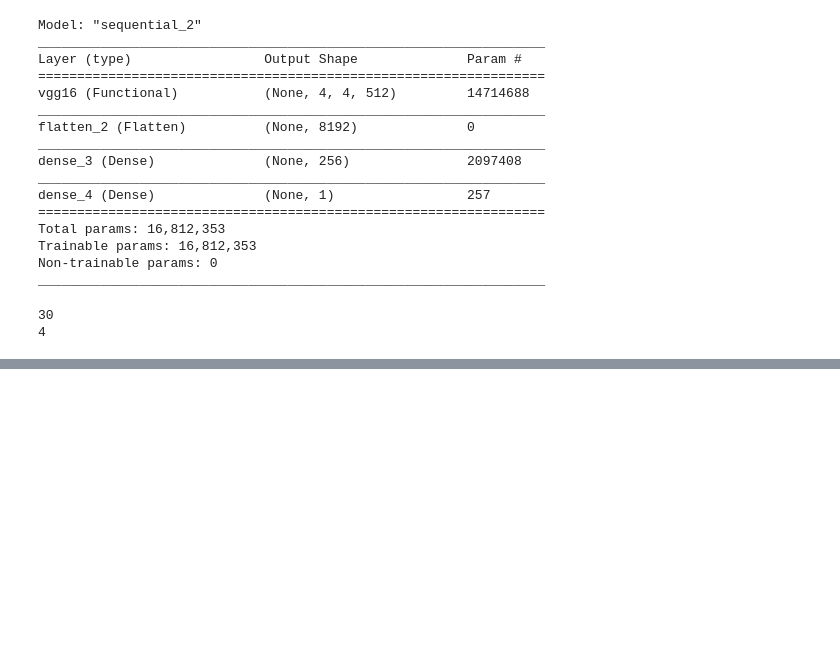
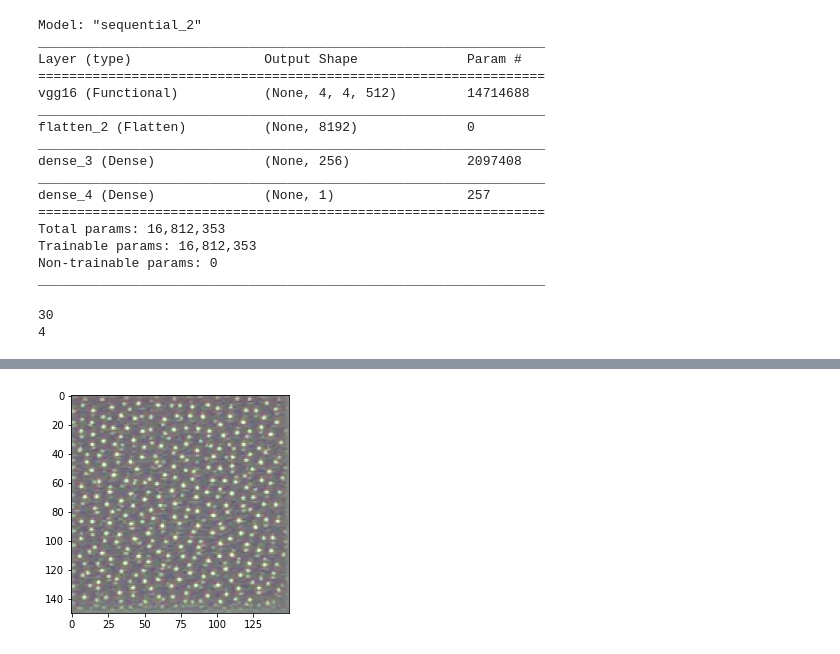
Before and after one commit to office-diet/python_keras_deeplearning, a Jupyter notebook: chapter05-03.ipynb, the cells around one changed output, grey strips where cells are left out. Cells and saved outputs as stored; diff of their text form; code cells hidden in the pictures; blank space fills up the shorter version.

```diff
--- a/chapter05-03.ipynb
+++ b/chapter05-03.ipynb
@@ -210,0 +356,5 @@ file size over
+# %%
+plt.imshow(generate_pattern("block3_conv1", 0))
+plt.show()
+# %% [output]
+[figure, added]
```
Also changed, not shown: parts of 9 cells of this notebook.
